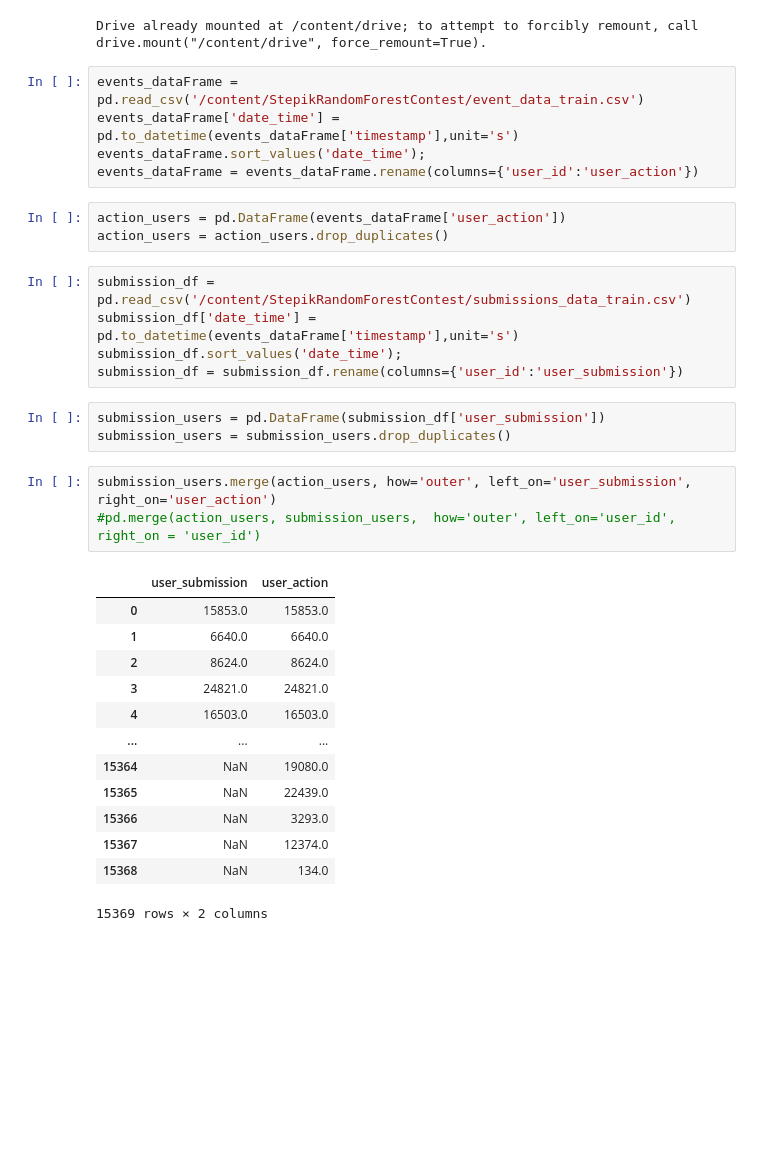
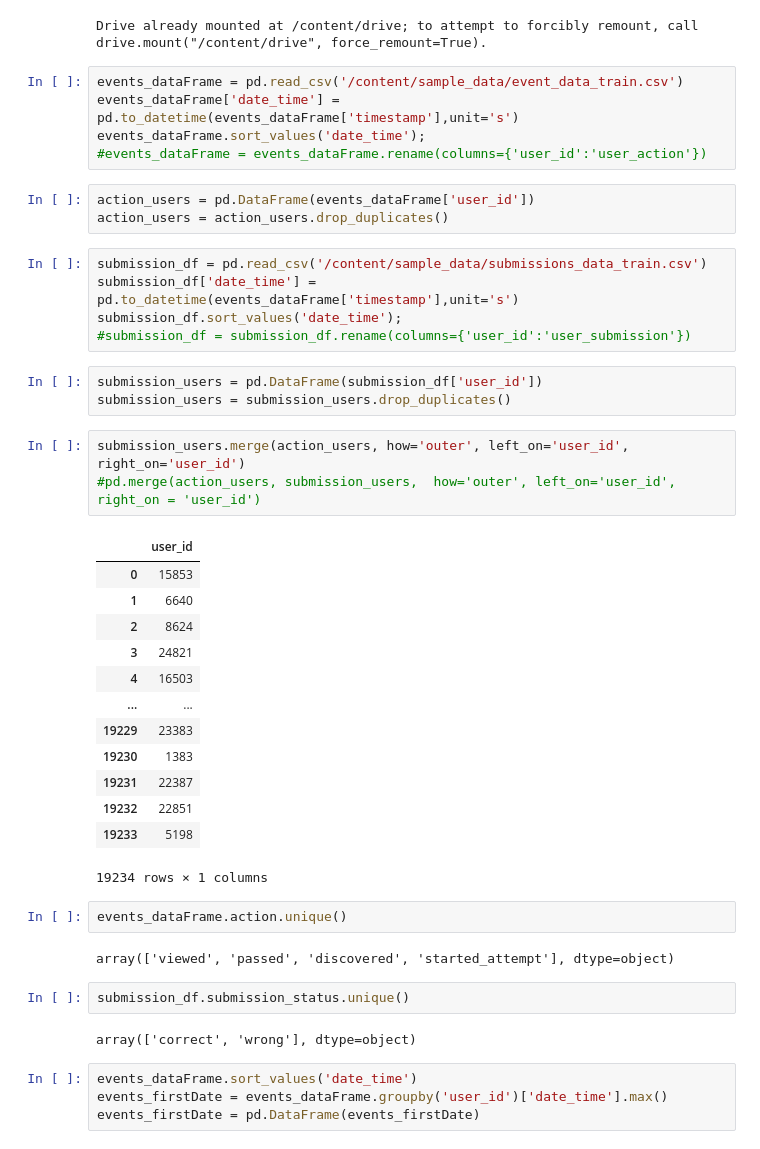
Before and after one commit to IldarAltynbaev/MLSnippetSimpleNeuroNwtwork, a Jupyter notebook: StepikRanForContest.ipynb, the cells around one changed output. Drawn from its saved outputs; the diff is of its cells as text; blank space fills up the shorter version.

```diff
--- a/StepikRanForContest.ipynb
+++ b/StepikRanForContest.ipynb
@@ -9,35 +9,47 @@ drive.mount('/content/drive')
 # %% [output]
 Drive already mounted at /content/drive; to attempt to forcibly remount, call drive.mount("/content/drive", force_remount=True).
 # %%
-events_dataFrame = pd.read_csv('/content/StepikRandomForestContest/event_data_train.csv')
+events_dataFrame = pd.read_csv('/content/sample_data/event_data_train.csv')
 events_dataFrame['date_time'] = pd.to_datetime(events_dataFrame['timestamp'],unit='s')
 events_dataFrame.sort_values('date_time');
-events_dataFrame = events_dataFrame.rename(columns={'user_id':'user_action'})
+#events_dataFrame = events_dataFrame.rename(columns={'user_id':'user_action'})
 # %%
-action_users = pd.DataFrame(events_dataFrame['user_action'])
+action_users = pd.DataFrame(events_dataFrame['user_id'])
 action_users = action_users.drop_duplicates()
 # %%
-submission_df = pd.read_csv('/content/StepikRandomForestContest/submissions_data_train.csv')
+submission_df = pd.read_csv('/content/sample_data/submissions_data_train.csv')
 submission_df['date_time'] = pd.to_datetime(events_dataFrame['timestamp'],unit='s')
 submission_df.sort_values('date_time');
-submission_df = submission_df.rename(columns={'user_id':'user_submission'})
+#submission_df = submission_df.rename(columns={'user_id':'user_submission'})
 # %%
-submission_users = pd.DataFrame(submission_df['user_submission'])
+submission_users = pd.DataFrame(submission_df['user_id'])
 submission_users = submission_users.drop_duplicates()
 # %%
-submission_users.merge(action_users, how='outer', left_on='user_submission', right_on='user_action')
+submission_users.merge(action_users, how='outer', left_on='user_id', right_on='user_id')
 #pd.merge(action_users, submission_users,  how='outer', left_on='user_id', right_on = 'user_id')
 # %% [output]
-|  | user_submission | user_action |
-| 0 | 15853.0 | 15853.0 |
-| 1 | 6640.0 | 6640.0 |
-| 2 | 8624.0 | 8624.0 |
-| 3 | 24821.0 | 24821.0 |
-| 4 | 16503.0 | 16503.0 |
-| ... | ... | ... |
-| 15364 | NaN | 19080.0 |
-| 15365 | NaN | 22439.0 |
-| 15366 | NaN | 3293.0 |
-| 15367 | NaN | 12374.0 |
-| 15368 | NaN | 134.0 |
+|  | user_id |
+| 0 | 15853 |
+| 1 | 6640 |
+| 2 | 8624 |
+| 3 | 24821 |
+| 4 | 16503 |
+| ... | ... |
+| 19229 | 23383 |
+| 19230 | 1383 |
+| 19231 | 22387 |
+| 19232 | 22851 |
+| 19233 | 5198 |
-15369 rows × 2 columns
+19234 rows × 1 columns
+# %%
+events_dataFrame.action.unique()
+# %% [output]
+array(['viewed', 'passed', 'discovered', 'started_attempt'], dtype=object)
+# %%
+submission_df.submission_status.unique()
+# %% [output]
+array(['correct', 'wrong'], dtype=object)
+# %%
+events_dataFrame.sort_values('date_time')
+events_firstDate = events_dataFrame.groupby('user_id')['date_time'].max()
+events_firstDate = pd.DataFrame(events_firstDate)
```
Also changed, not shown: parts of 2 cells of this notebook.
